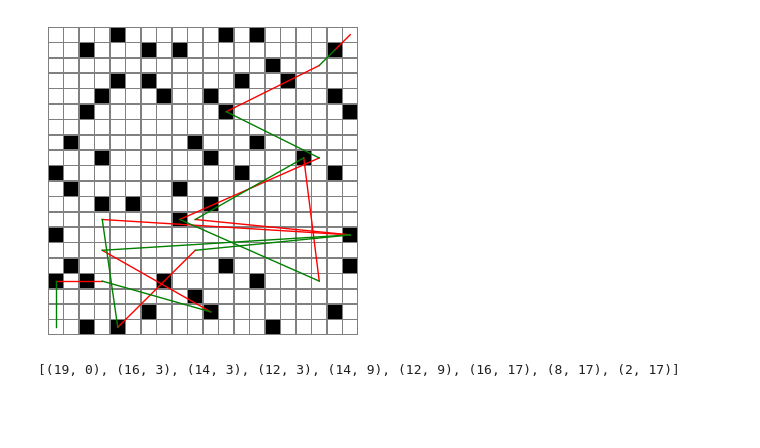
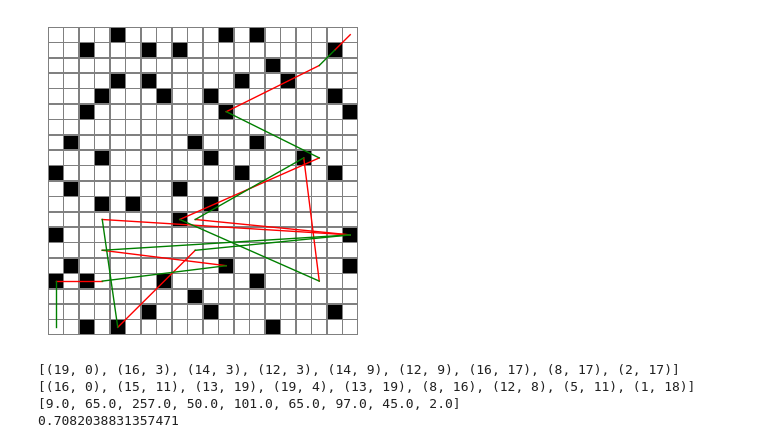
Before and after one commit to gowen100/Jane-Street-Solutions, a Jupyter notebook: 2016_8_SwingTime.ipynb, the cells around one changed output. Saved outputs shown, nothing was run; the diff lists cells and outputs as text; code cells hidden in the pictures; blank space fills up the shorter version.

```diff
--- a/2016_8_SwingTime.ipynb
+++ b/2016_8_SwingTime.ipynb
@@ -22,12 +22,3 @@ coords1 =  [(0, 4), (0, 11), (0, 13), (1, 2), (1, 6), (1, 8), (1, 18), (2, 14),
            (11, 3), (11, 5), (11, 10), (12, 8), (13, 0), (13, 19), (15, 1), (15, 11), (15, 19),
            (16, 0), (16, 2), (16, 7), (16, 13), (17, 9), (18, 6), (18, 10), (18, 18), (19, 2), (19, 4),
            (19, 14)]
-
-coords2= [(0, 0), (0, 2), (0, 4), (0, 10), (0, 14), (0, 16), (1, 17), (1, 18), (2, 7), (2, 13), (2, 15),
-           (2, 18), (3, 0), (3, 8), (3, 14), (3, 19), (4, 3), (4, 4), (4, 11), (4, 17), (5, 15), (5, 19),
-           (6, 12), (7, 7), (7, 15), (7, 18), (8, 19), (9, 0), (9, 3), (11, 15), (12, 4), (12, 7), (13, 11),
-           (13, 17), (14, 15), (15, 13), (15, 19), (16, 11), (16, 16), (17, 9), (18, 7), (18, 14),(19, 5), (19, 19)]
-
-coords = [(7, 0), (9, 7), (11, 0), (13, 3), (15, 0), (17, 3), (11, 3)]
-
-[i for i,j in enumerate(coords1) if j ==(18,18)]
@@ -198,17 +189,23 @@ Congratulations to everyone who found a valid path!
 # %%
-soln = [('a4','d4'),('k2','d6'),('t7','d8'),('e1','j6'),('t7','j8'),('q12','r4'),('i8','r12'),('l15','r18'),('s19','t20')]
+# use the solution provided in the video which doesn't rely on a wrap-around
+soln = [('a4','d4'),('l5','d6'),('t7','d8'),('e1','j6'),('t7','j8'),('q12','r4'),('i8','r12'),('l15','r18'),('s19','t20')]
 letters =[i for i in string.ascii_lowercase[:20]]
 
-swings = [((20-int(i[1:]),letters.index(i[0])),(20-int(j[1:]),letters.index(j[0]))) for (j,i) in soln]
-starts = [(19,0)]+[i[0] for i in swings[:-1]]
-pivots = [i[1] for i in swings]
+swings1 = [((20-int(i[1:]),letters.index(i[0])),(20-int(j[1:]),letters.index(j[0]))) for (j,i) in soln]
+starts1 = [(19,0)]+[i[0] for i in swings1[:-1]]
+pivots1 = [i[1] for i in swings1]
 
-start = [i for i in zip(starts,pivots)]
+start1 = [i for i in zip(starts1,pivots1)]
 
-print_coord(coords1,start=start,swings=swings)
+print_coord(coords1,start=start1,swings=swings1)
+print(starts1)
+print(pivots1)
+x = [np.sum(np.power(np.array(starts1[i],dtype=np.float64)-np.array(pivots1[i],dtype=np.float64),2)) for i in range(len(starts1))]
+print(x)
+print(np.sum(np.power(x,-1)))
 # %% [output]
-[figure, old version]
+[figure, new version]
+[(19, 0), (16, 3), (14, 3), (12, 3), (14, 9), (12, 9), (16, 17), (8, 17), (2, 17)]
+[(16, 0), (15, 11), (13, 19), (19, 4), (13, 19), (8, 16), (12, 8), (5, 11), (1, 18)]
+[9.0, 65.0, 257.0, 50.0, 101.0, 65.0, 97.0, 45.0, 2.0]
+0.7082038831357471
-# %%
-print(starts)
-# %% [output]
-[(19, 0), (16, 3), (14, 3), (12, 3), (14, 9), (12, 9), (16, 17), (8, 17), (2, 17)]
```
Also changed, not shown: parts of 13 cells of this notebook.
